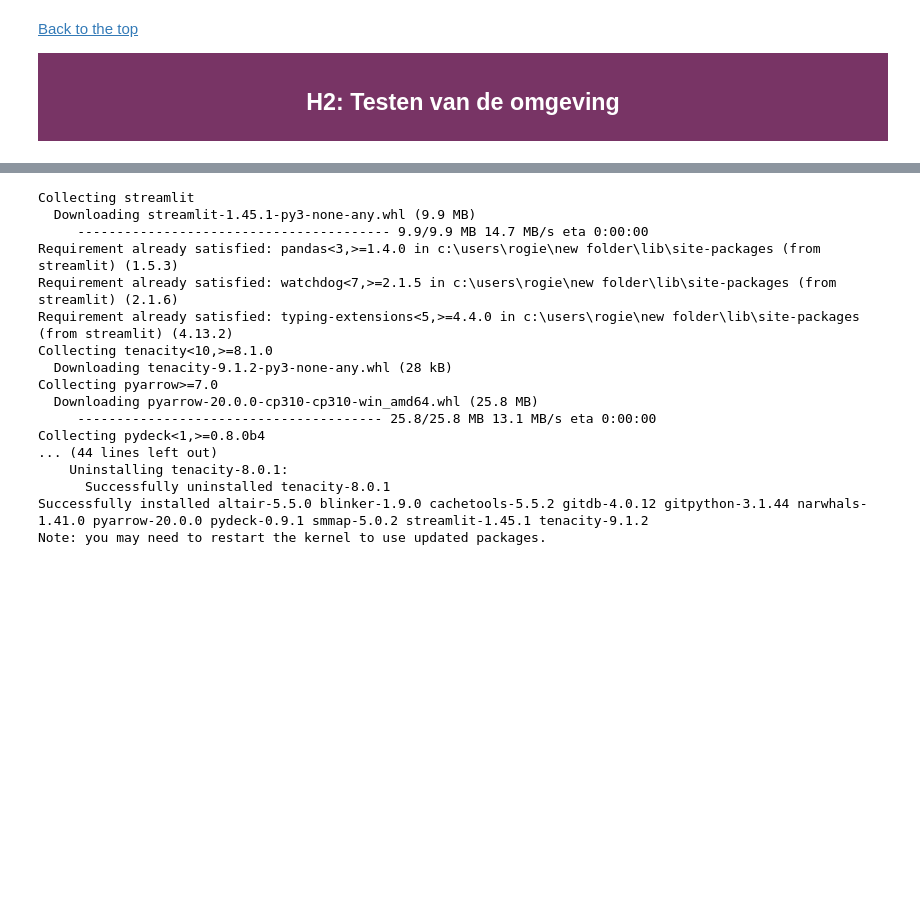
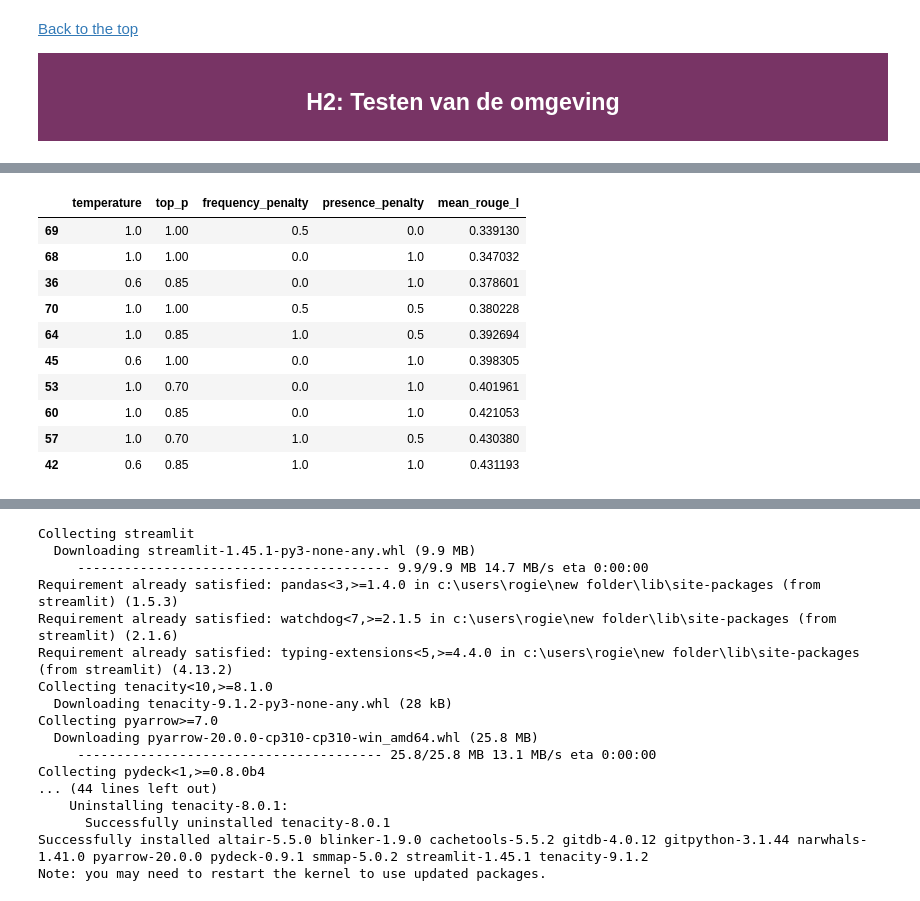
Before and after one commit to RogierHHS/Kennisnet-Datalab-5-, a Jupyter notebook: OpenAI-API/OpenAI-API.ipynb, the cells around one changed output, grey strips where cells are left out. Drawn from its saved outputs; the diff is of its cells as text; code cells hidden in the pictures; blank space fills up the shorter version.

```diff
--- a/OpenAI-API/OpenAI-API.ipynb
+++ b/OpenAI-API/OpenAI-API.ipynb
@@ -285,0 +848,49 @@ Instructies lijken mij niet al te ingewikkeld maar dan moeten we nog ff samen be
+# %%
+import pandas as pd
+from rouge_score import rouge_scorer
+import numpy as np
+
+# Stel: df bevat de kolommen ['temperature','top_p','frequency_penalty','presence_penalty','beleidstekst_clean']
+
+# Functie om gemiddelde ROUGE-L (f1) score te berekenen tussen alle tekstparen
+def mean_rouge_l(texts):
+    if len(texts) < 2:
+        return np.nan
+    scorer = rouge_scorer.RougeScorer(['rougeL'], use_stemmer=True)
+    scores = []
+    for i in range(len(texts)):
+        for j in range(i+1, len(texts)):
+            s = scorer.score(texts[i], texts[j])
+            scores.append(s['rougeL'].fmeasure)
+    return np.mean(scores) if scores else np.nan
+
+# Bereken per hyperparameter-combinatie de mean_rouge_l
+def compute_rouge_scores(df):
+    grouped = df.groupby(['temperature', 'top_p', 'frequency_penalty', 'presence_penalty'])
+    rouge_results = []
+    for name, group in grouped:
+        texts = group['beleidstekst_clean'].dropna().tolist()
+        mean_rouge = mean_rouge_l(texts)
+        rouge_results.append({
+            "temperature": name[0],
+            "top_p": name[1],
+            "frequency_penalty": name[2],
+            "presence_penalty": name[3],
+            "mean_rouge_l": mean_rouge
+        })
+    return pd.DataFrame(rouge_results)
+
+rouge_df = compute_rouge_scores(df)
+display(rouge_df.sort_values('mean_rouge_l').head(10))
+# %% [output]
+|  | temperature | top_p | frequency_penalty | presence_penalty | mean_rouge_l |
+| 69 | 1.0 | 1.00 | 0.5 | 0.0 | 0.339130 |
+| 68 | 1.0 | 1.00 | 0.0 | 1.0 | 0.347032 |
+| 36 | 0.6 | 0.85 | 0.0 | 1.0 | 0.378601 |
+| 70 | 1.0 | 1.00 | 0.5 | 0.5 | 0.380228 |
+| 64 | 1.0 | 0.85 | 1.0 | 0.5 | 0.392694 |
+| 45 | 0.6 | 1.00 | 0.0 | 1.0 | 0.398305 |
+| 53 | 1.0 | 0.70 | 0.0 | 1.0 | 0.401961 |
+| 60 | 1.0 | 0.85 | 0.0 | 1.0 | 0.421053 |
+| 57 | 1.0 | 0.70 | 1.0 | 0.5 | 0.430380 |
+| 42 | 0.6 | 0.85 | 1.0 | 1.0 | 0.431193 |
```
Also changed, not shown: parts of 45 cells of this notebook, 3 other files.
